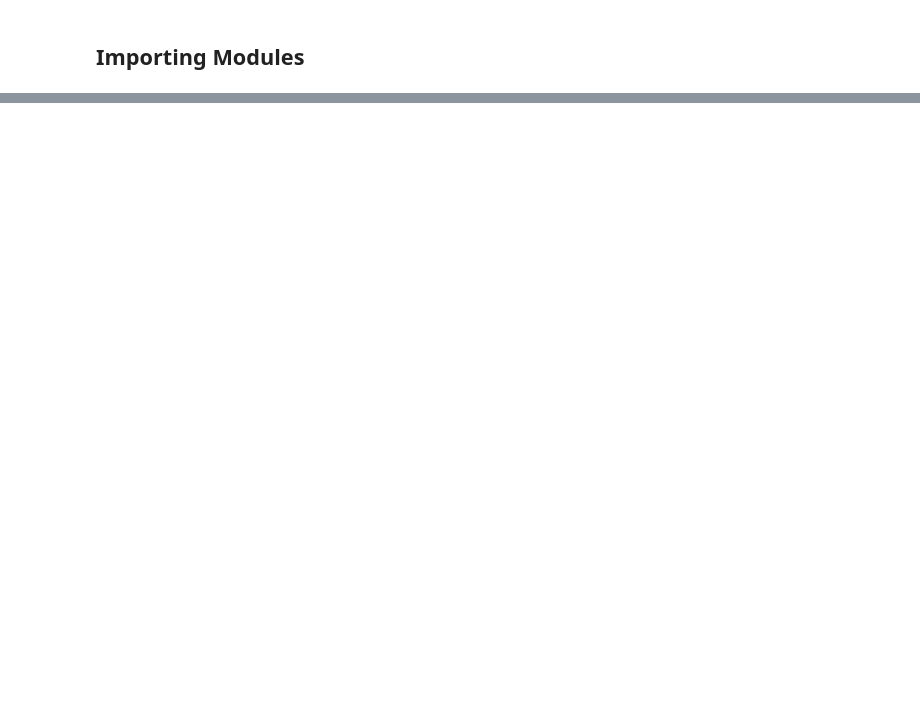
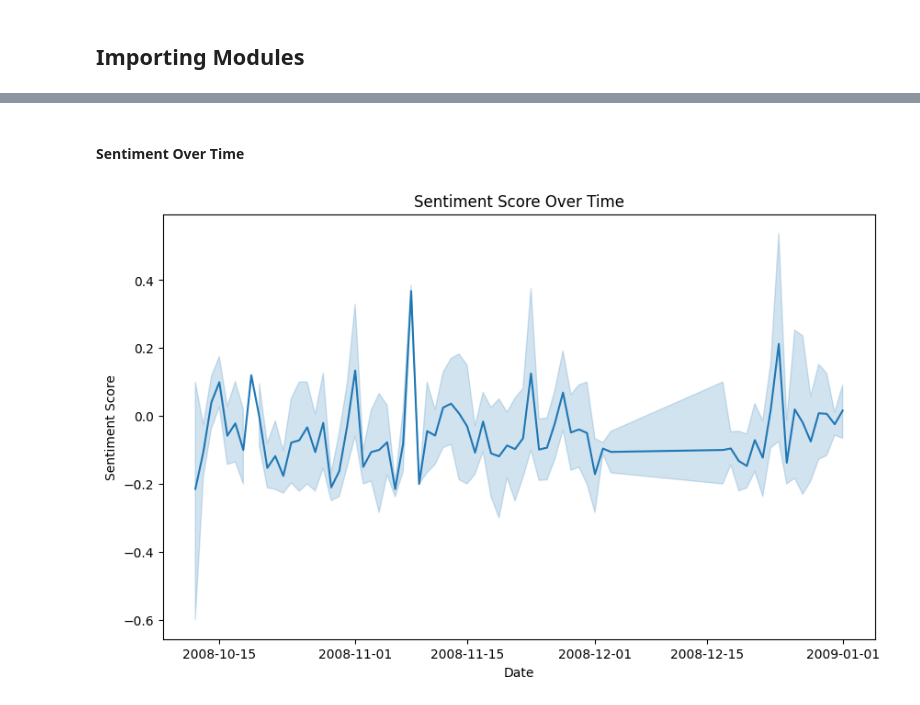
Before and after one commit to yousufaayman/Recession-Predictive-Model, a Jupyter notebook: scrapper.ipynb, the cells around one changed output, grey strips where cells are left out. Cells and saved outputs as stored; diff of their text form; code cells hidden in the pictures; blank space fills up the shorter version.

Commit message:
adjusted Web Scrapper, Added MultiThreading, Added Data Cleaning, Added Sentiment Analysis Function and Vizualization

```diff
--- a/scrapper.ipynb
+++ b/scrapper.ipynb
@@ -222,0 +366,30 @@ CSV file created successfully!
+# %%
+currentDirectory = os.getcwd()
+analyzedDatasetPath = os.path.join(currentDirectory, 'recession_sentiment_analysis.xlsx')
+
+data = pd.read_excel(cleanedDatasetPath)
+
+negativeKeywords = ['unemployment', 'inflation', 'recession', 'interest rates', 'income inequality', "market crash", "poor", "unemployed", "homeless", "struggling", "high prices", "high mortgage", "lost house", "lost home", "move", "lost", "bankrupt"]
+
+def getAdjustedSentiment(text):
+    blob = TextBlob(text)
+    sentences = blob.sentences
+    adjusted_sentiments = []
+
+    for sentence in sentences:
+        sentiment_score = sentence.sentiment.polarity
+        if any(negKeyword.lower() in sentence.lower() for negKeyword in negativeKeywords):
+            sentiment_score = min(sentiment_score, -0.2)
+        elif -0.05 < sentiment_score < 0.05:
+            sentiment_score = 0
+        adjusted_sentiments.append(sentiment_score)
+
+    if not adjusted_sentiments:
+        return 0
+
+    return sum(adjusted_sentiments) / len(adjusted_sentiments)
+
+
+data['sentiment_score'] = data['post'].apply(getAdjustedSentiment)
+
+data.to_excel(analyzedDatasetPath, index=False)
@@ -222,0 +400,8 @@ CSV file created successfully!
+# %%
+data = pd.read_excel(analyzedDatasetPath)
+
+sns.histplot(data['sentiment_score'], bins=100, kde=True)
+plt.title('Distribution of Sentiment Scores')
+plt.xlabel('Sentiment Score')
+plt.ylabel('Frequency')
+plt.show()
@@ -222,0 +410,11 @@ CSV file created successfully!
+# %% [markdown]
+#### Sentiment Over Time
+# %%
+plt.figure(figsize=(10, 6))
+sns.lineplot(x='date', y='sentiment_score', data=data)
+plt.title('Sentiment Score Over Time')
+plt.xlabel('Date')
+plt.ylabel('Sentiment Score')
+plt.show()
+# %% [output]
+[figure, added]
```
Also changed, not shown: parts of 26 cells of this notebook, 2 other files.
